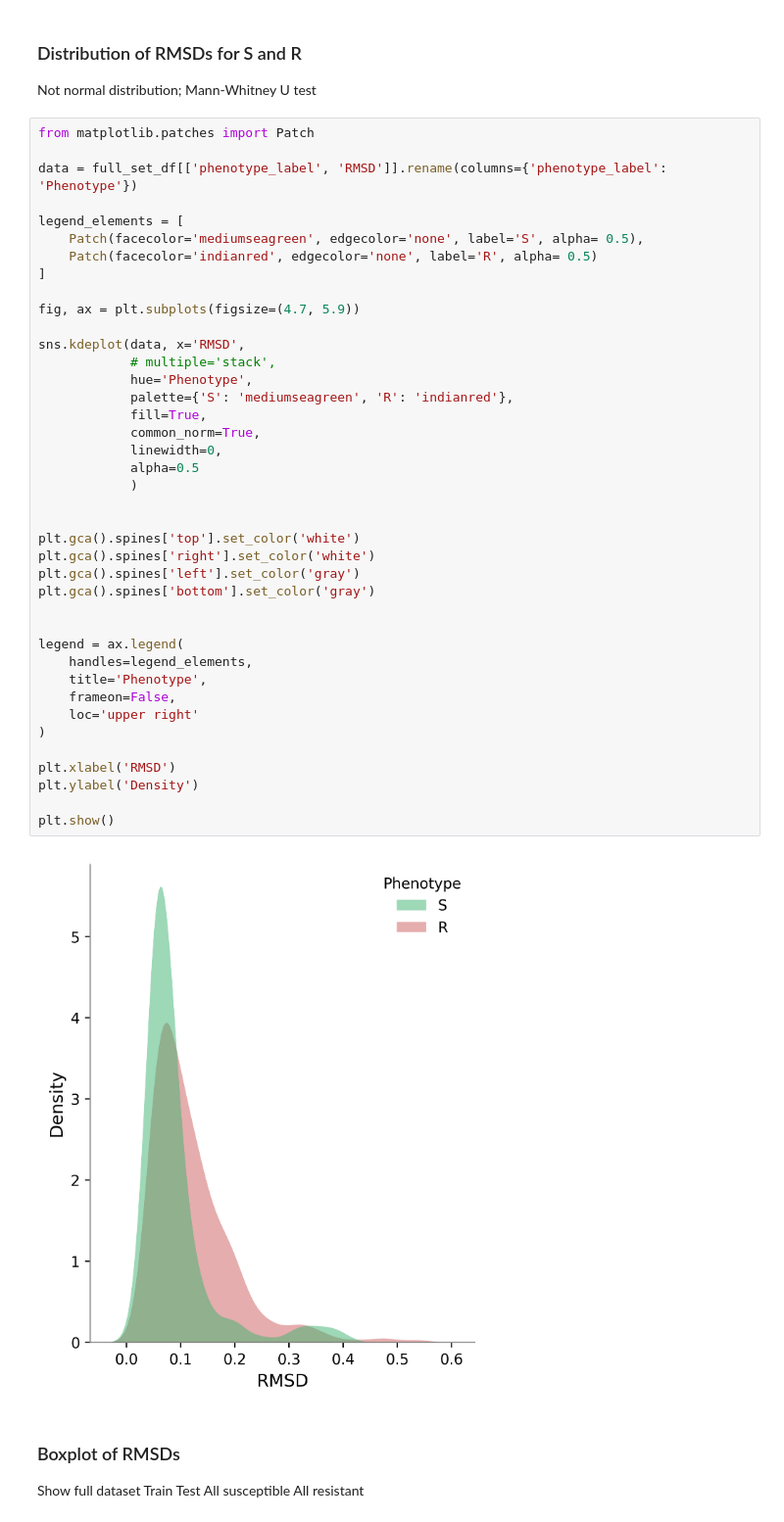
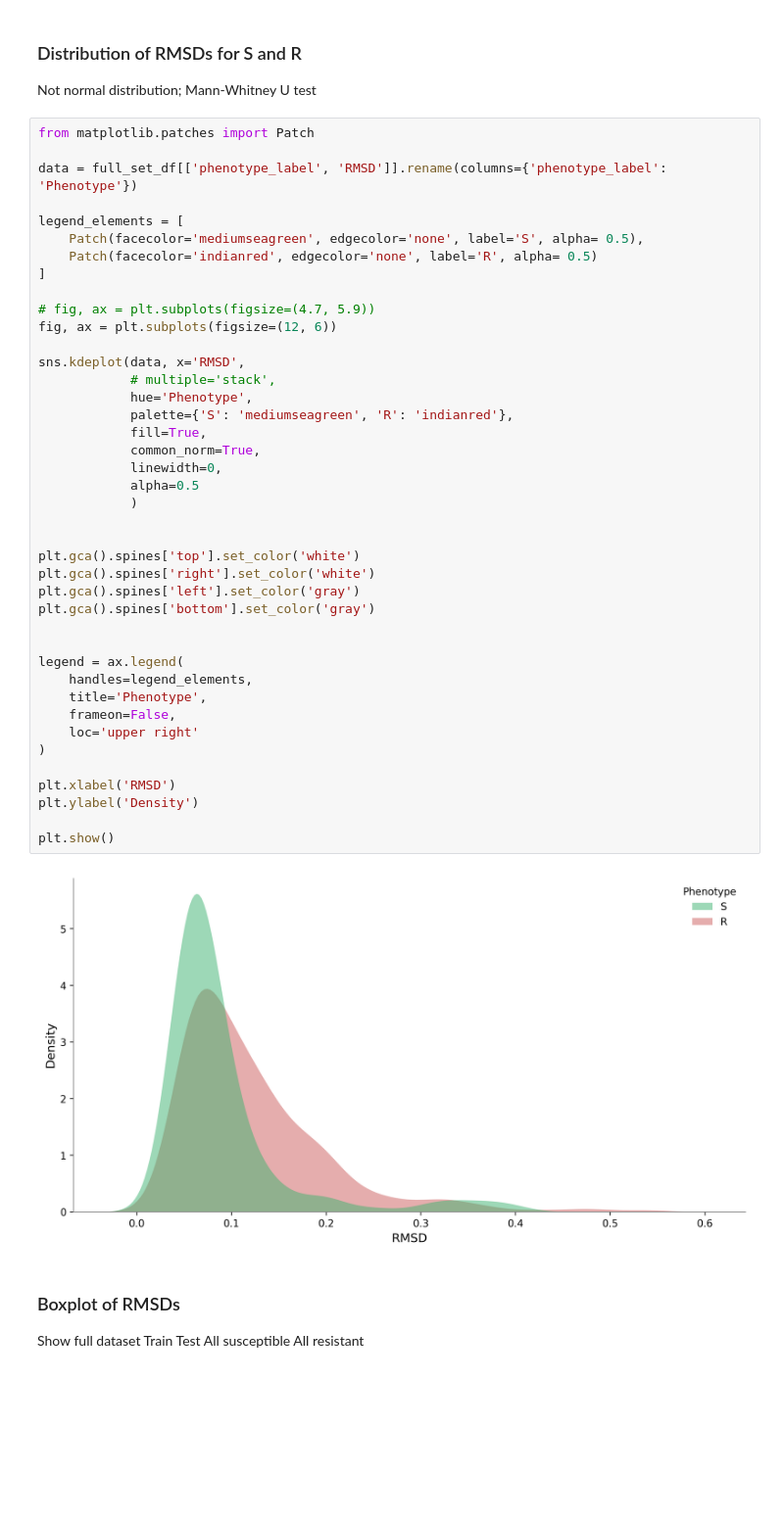
Before and after one commit to fowler-lab/tb-pnca-gnn, a Jupyter notebook: notebooks/07_af_structures_analysis.ipynb, the cells around one changed output. Shown at 98% size. Cells and saved outputs as stored; diff of their text form; blank space fills up the shorter version.

```diff
--- a/notebooks/07_af_structures_analysis.ipynb
+++ b/notebooks/07_af_structures_analysis.ipynb
@@ -298,38 +298,39 @@ legend_elements = [
     Patch(facecolor='indianred', edgecolor='none', label='R', alpha= 0.5)
 ]
 
-fig, ax = plt.subplots(figsize=(4.7, 5.9))
+# fig, ax = plt.subplots(figsize=(4.7, 5.9))
+fig, ax = plt.subplots(figsize=(12, 6))
 
 sns.kdeplot(data, x='RMSD',
             # multiple='stack',
             hue='Phenotype',
             palette={'S': 'mediumseagreen', 'R': 'indianred'},
             fill=True,
             common_norm=True,
             linewidth=0,
             alpha=0.5
             )
 
 
 plt.gca().spines['top'].set_color('white')
 plt.gca().spines['right'].set_color('white')
 plt.gca().spines['left'].set_color('gray')
 plt.gca().spines['bottom'].set_color('gray')
 
 
 legend = ax.legend(
     handles=legend_elements,
     title='Phenotype',
     frameon=False,
     loc='upper right'
 )
 
 plt.xlabel('RMSD')
 plt.ylabel('Density')
 
 plt.show()
 # %% [output]
-[figure, old version]
+[figure, new version]
 # %% [markdown]
 ### Boxplot of RMSDs
 
```
Also changed, not shown: parts of 1 cell of this notebook, 2 other files.
